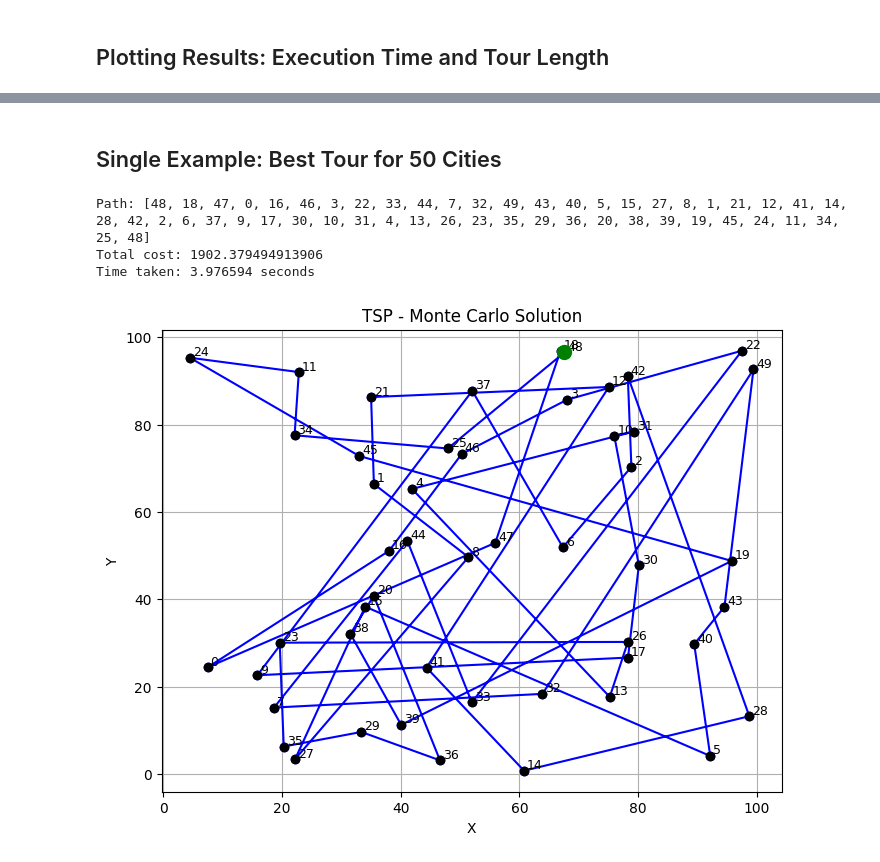
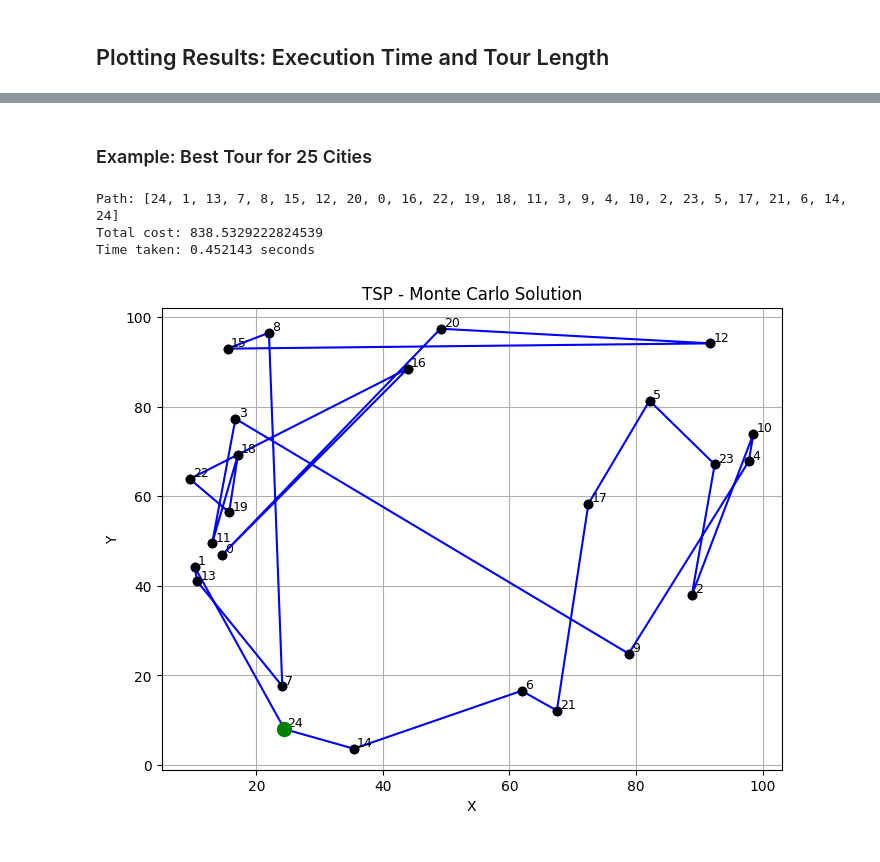
Before and after one commit to AntekBall/NMOprojektTSP, a Jupyter notebook: MC_solver.ipynb, the cells around one changed output, grey strips where cells are left out. Drawn from its saved outputs; the diff is of its cells as text; code cells hidden in the pictures.

Commit message:
Add Monte Carlo Algorithm

```diff
--- a/MC_solver.ipynb
+++ b/MC_solver.ipynb
@@ -128,21 +127,21 @@ plt.savefig("mc_tsp_avg_length.png", dpi=100, bbox_inches='tight')
 # %% [markdown]
-## Single Example: Best Tour for 50 Cities
+### Example: Best Tour for 25 Cities
 # %%
-num_cities = 50
+num_cities = 25
 coords = generate_coordinates(num_cities)
 distance_matrix = compute_distance_matrix(coords)
 
 start_time = time.time()
-path, cost = monte_carlo_tsp(distance_matrix, iterations=500000)
+path, cost = monte_carlo_tsp(distance_matrix, iterations=100000)
 end_time = time.time()
 
 print("Path:", path)
 print("Total cost:", cost)
 print("Time taken: {:.6f} seconds".format(end_time - start_time))
 
-plot_tsp(coords, path, filename='50_MC.png')
+plot_tsp(coords, path, filename='25_MC.png')
 # %% [output]
-Path: [48, 18, 47, 0, 16, 46, 3, 22, 33, 44, 7, 32, 49, 43, 40, 5, 15, 27, 8, 1, 21, 12, 41, 14, 28, 42, 2, 6, 37, 9, 17, 30, 10, 31, 4, 13, 26, 23, 35, 29, 36, 20, 38, 39, 19, 45, 24, 11, 34, 25, 48]
-Total cost: 1902.379494913906
-Time taken: 3.976594 seconds
+Path: [24, 1, 13, 7, 8, 15, 12, 20, 0, 16, 22, 19, 18, 11, 3, 9, 4, 10, 2, 23, 5, 17, 21, 6, 14, 24]
+Total cost: 838.5329222824539
+Time taken: 0.452143 seconds
-[figure, old version]
+[figure, new version]
```
Also changed, not shown: parts of 4 cells of this notebook.
